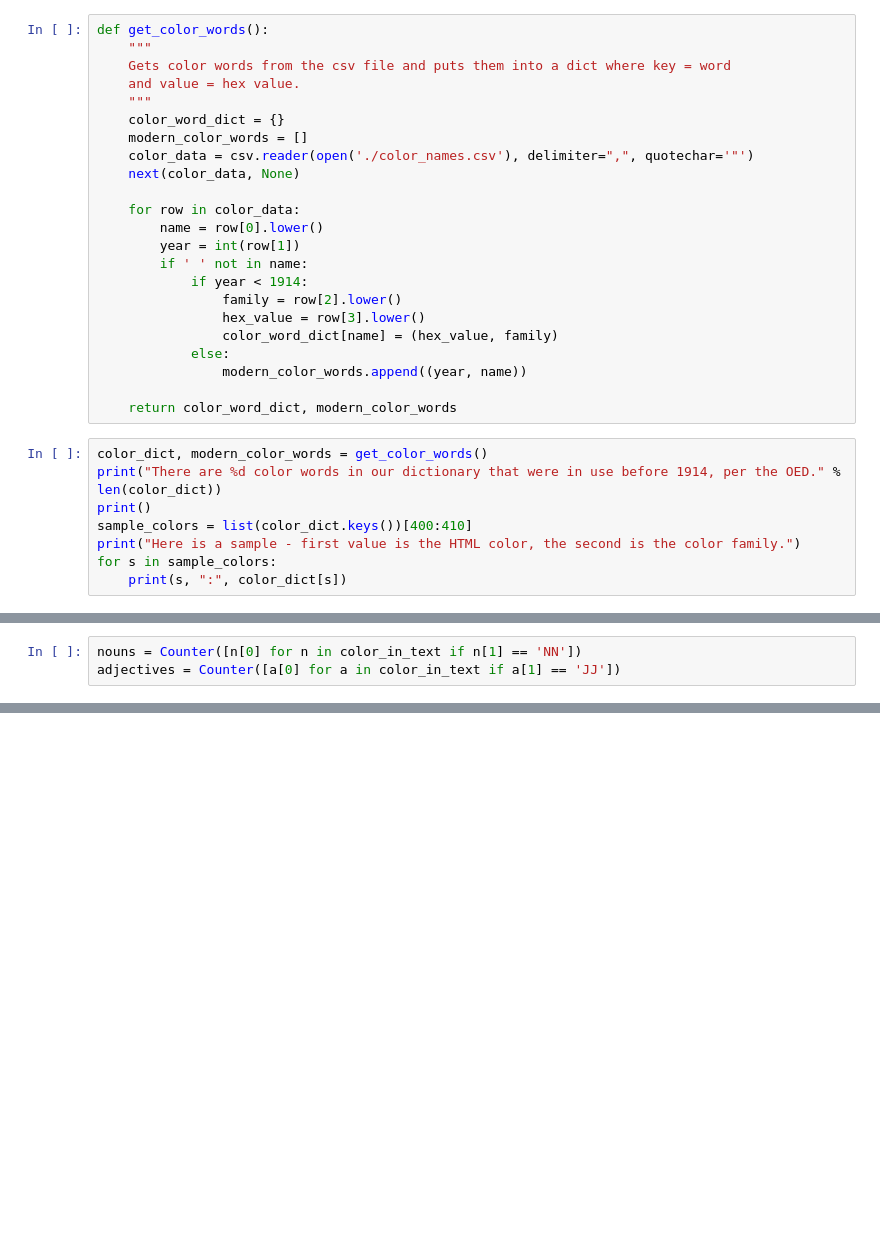
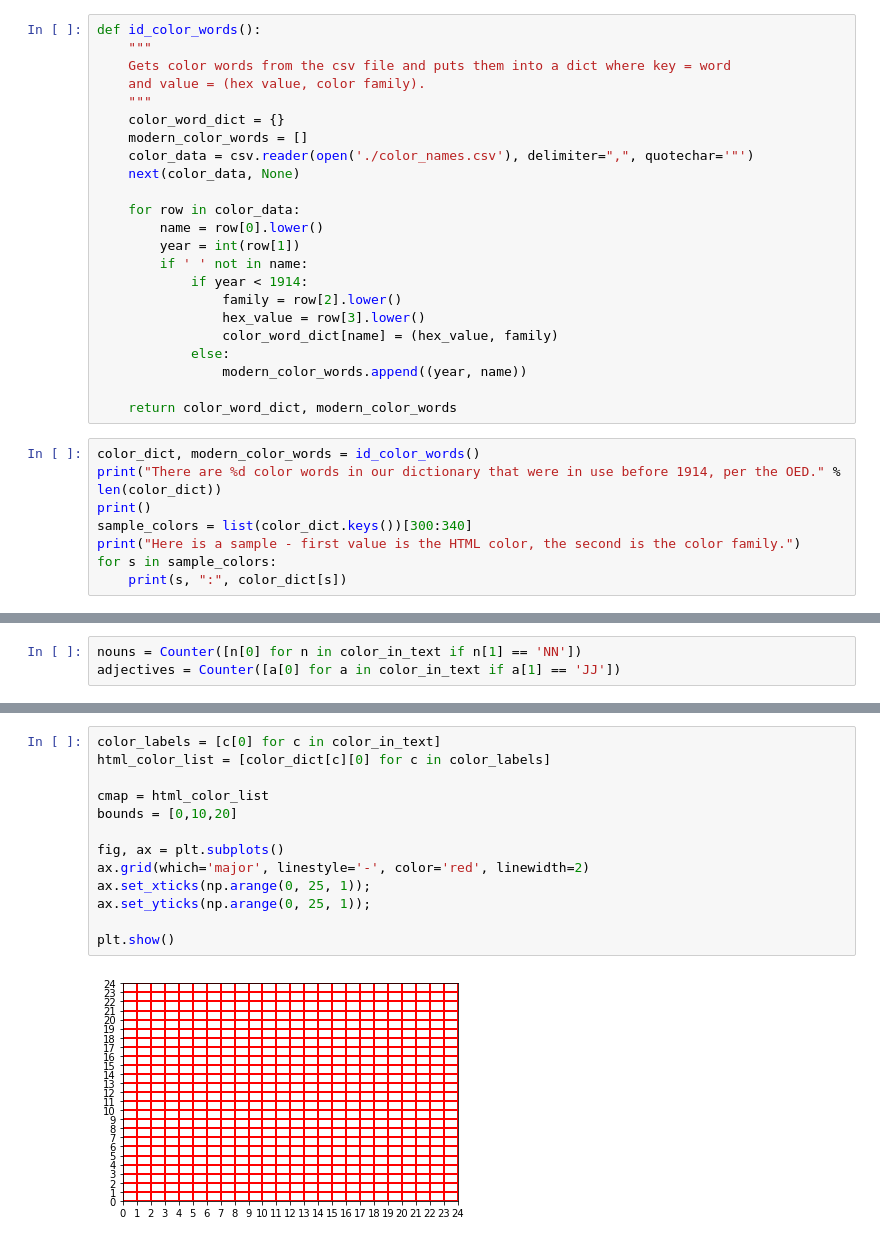
Before and after one commit to eleanorstrib/gothic-colors-blog, a Jupyter notebook: gothic_post.ipynb, the cells around one changed output, grey strips where cells are left out. Cells and saved outputs as stored; diff of their text form; blank space fills up the shorter version.

```diff
--- a/gothic_post.ipynb
+++ b/gothic_post.ipynb
@@ -39,8 +44,8 @@ print(tokenized[308:321])
 # %%
-def get_color_words():
+def id_color_words():
     """
     Gets color words from the csv file and puts them into a dict where key = word
-    and value = hex value.
+    and value = (hex value, color family).
     """
     color_word_dict = {}
     modern_color_words = []
@@ -60,10 +65,10 @@ def get_color_words():
 
     return color_word_dict, modern_color_words
 # %%
-color_dict, modern_color_words = get_color_words()
+color_dict, modern_color_words = id_color_words()
 print("There are %d color words in our dictionary that were in use before 1914, per the OED." % len(color_dict))
 print()
-sample_colors = list(color_dict.keys())[400:410]
+sample_colors = list(color_dict.keys())[300:340]
 print("Here is a sample - first value is the HTML color, the second is the color family.")
 for s in sample_colors:
     print(s, ":", color_dict[s])
@@ -101,0 +186,15 @@ group_to_plot(color_dict, color_in_text)
+# %%
+color_labels = [c[0] for c in color_in_text]
+html_color_list = [color_dict[c][0] for c in color_labels]
+
+cmap = html_color_list
+bounds = [0,10,20]
+
+fig, ax = plt.subplots()
+ax.grid(which='major', linestyle='-', color='red', linewidth=2)
+ax.set_xticks(np.arange(0, 25, 1));
+ax.set_yticks(np.arange(0, 25, 1));
+
+plt.show()
+# %% [output]
+[figure, added]
```
Also changed, not shown: parts of 16 cells of this notebook.
